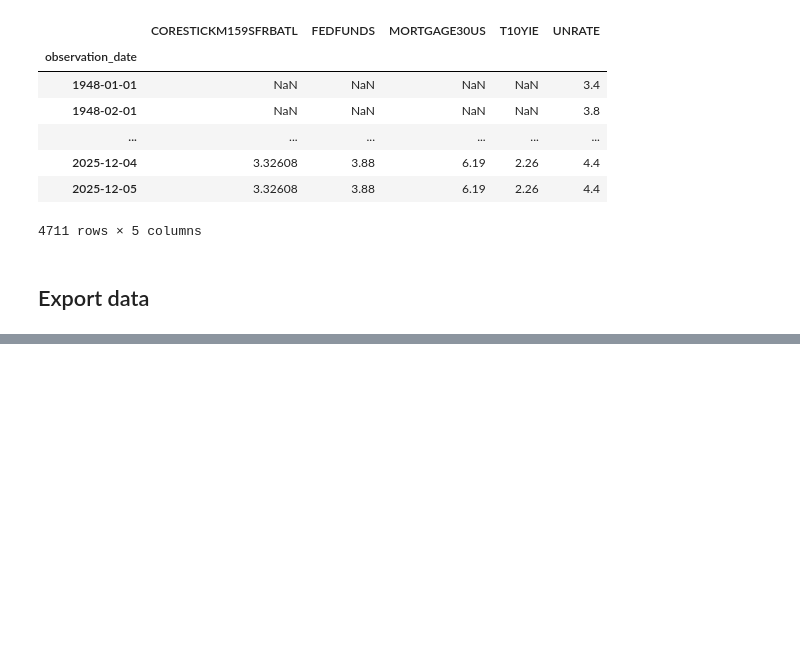
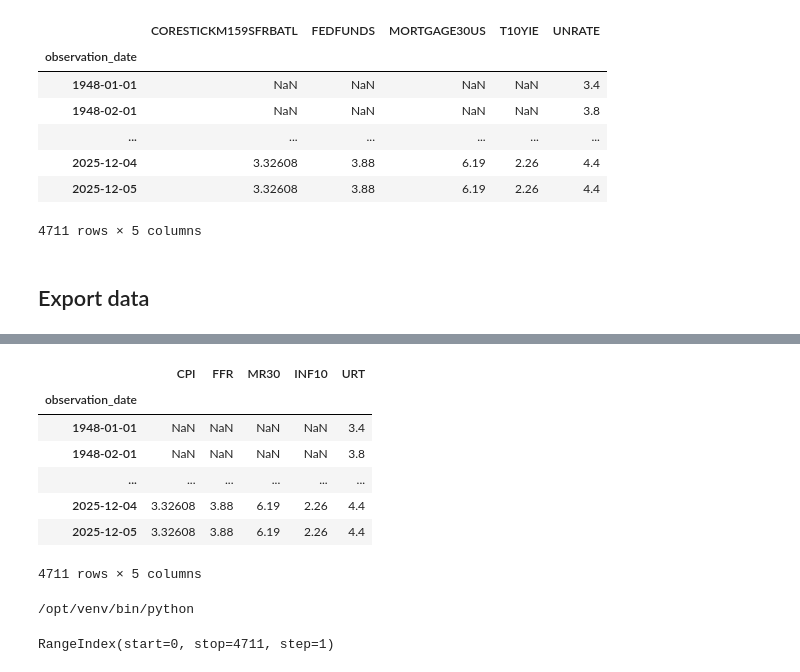
Before and after one commit to misterkrot-reborn/practical-python-for-time-series-analysis-5452014, a Jupyter notebook: notebooks/CH01_Join/Start.ipynb, the cells around one changed output, grey strips where cells are left out. Drawn from its saved outputs; the diff is of its cells as text; code cells hidden in the pictures; blank space fills up the shorter version.

```diff
--- a/notebooks/CH01_Join/Start.ipynb
+++ b/notebooks/CH01_Join/Start.ipynb
@@ -134,8 +122,7 @@ for f in paths:
     df = pd.read_csv(f,index_col=0,parse_dates=True)
     dfs.append(df)
 
-final_df = pd.concat(dfs,axis=1)
-final_df = final_df.interpolate(mode='linear')
+final_df = pd.concat(dfs,axis=1).interpolate(mode='linear')
 final_df
 # %% [output]
 |  | CORESTICKM159SFRBATL | FEDFUNDS | MORTGAGE30US | T10YIE | UNRATE |
@@ -174,0 +153,19 @@ final_df.plot()
+# %%
+final_df = final_df.rename(columns={'CORESTICKM159SFRBATL': 'CPI', 'MORTGAGE30US': 'MR30',
+                         'FEDFUNDS': 'FFR', 'T10YIE': 'INF10','UNRATE':'URT'})
+
+final_df
+# %% [output]
+|  | CPI | FFR | MR30 | INF10 | URT |
+| observation_date |  |  |  |  |  |
+| 1948-01-01 | NaN | NaN | NaN | NaN | 3.4 |
+| 1948-02-01 | NaN | NaN | NaN | NaN | 3.8 |
+| ... | ... | ... | ... | ... | ... |
+| 2025-12-04 | 3.32608 | 3.88 | 6.19 | 2.26 | 4.4 |
+| 2025-12-05 | 3.32608 | 3.88 | 6.19 | 2.26 | 4.4 |
+4711 rows × 5 columns
+# %%
+import sys
+print(sys.executable)
+# %% [output]
+/opt/venv/bin/python
@@ -174,0 +179,5 @@ final_df.plot()
+# %%
+test = pd.read_csv('../../data/FRED/FRED_joined.csv')
+test.index
+# %% [output]
+RangeIndex(start=0, stop=4711, step=1)
```
Also changed, not shown: parts of 10 cells of this notebook, 7 other files.
